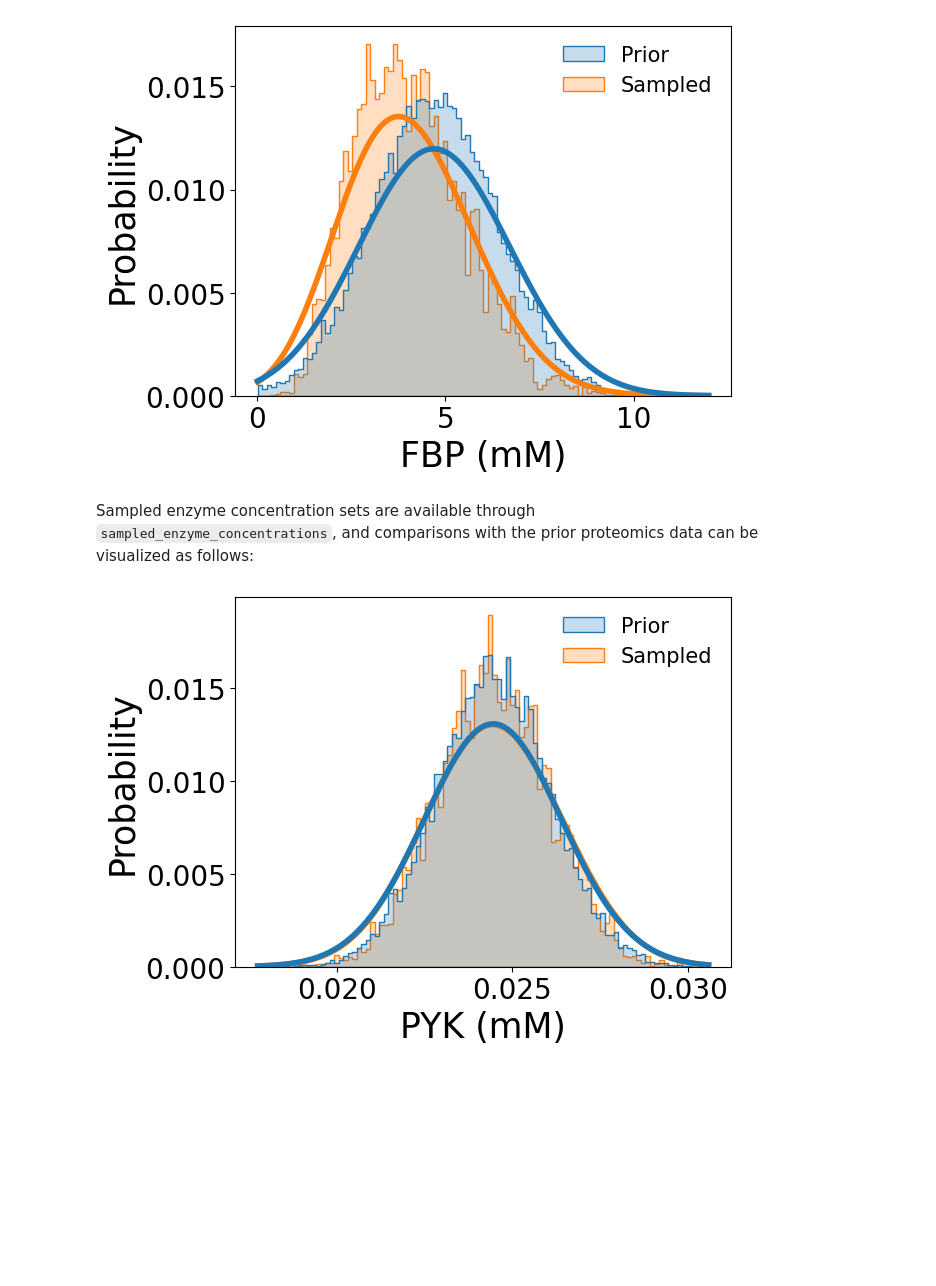
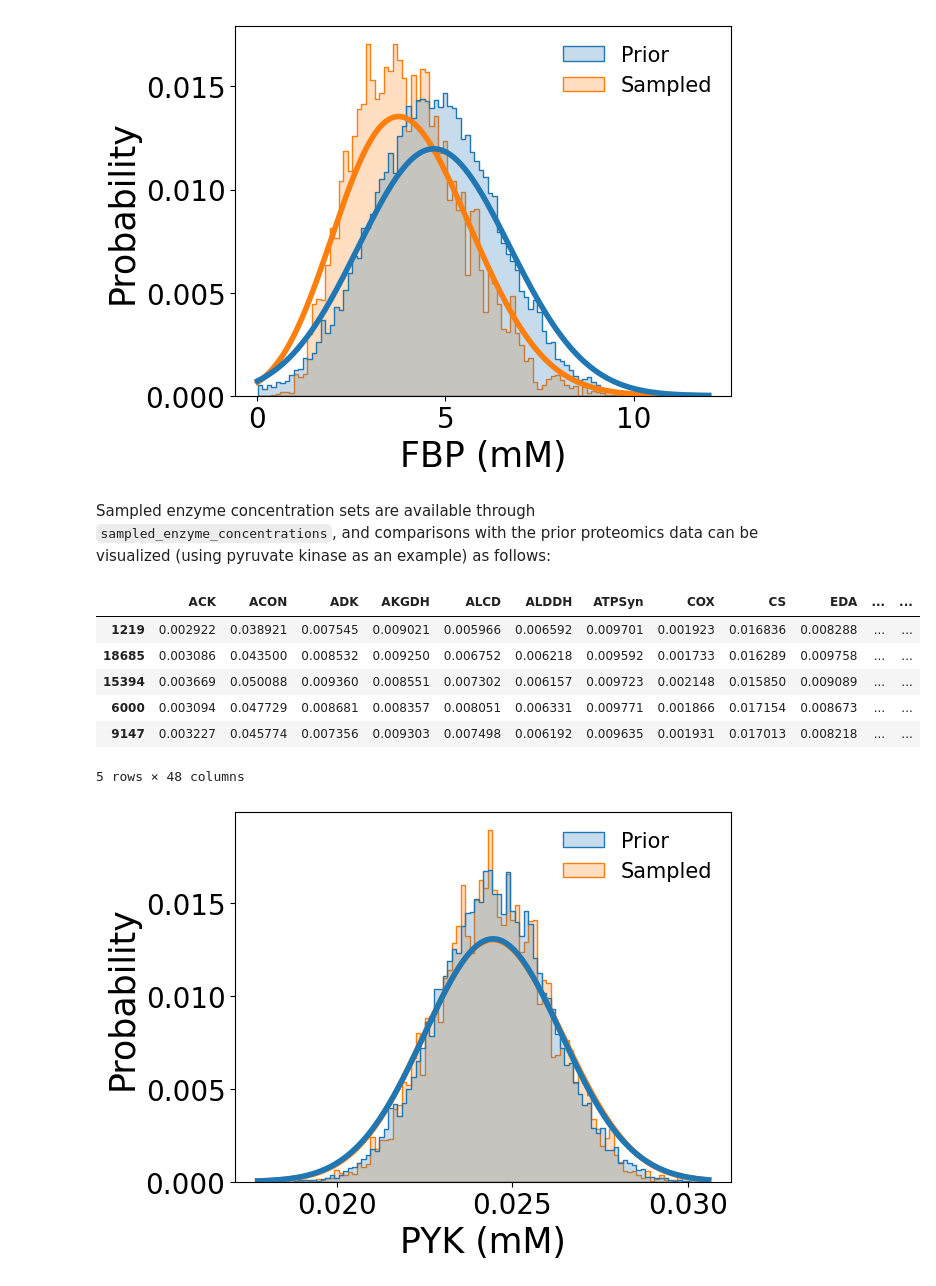
Before and after one commit to Chaowu88/robustnet, a Jupyter notebook: docs/source/parameterize_model.ipynb, the cells around one changed output. Cells and saved outputs as stored; diff of their text form; code cells hidden in the pictures; blank space fills up the shorter version.

```diff
--- a/docs/source/parameterize_model.ipynb
+++ b/docs/source/parameterize_model.ipynb
@@ -119,7 +147,17 @@ samp_res.plot_sampled_vs_prior_metabolites(out_dir=None, metabolites=['FBP'], sh
 # %% [output]
 [figure]
 # %% [markdown]
-Sampled enzyme concentration sets are available through `sampled_enzyme_concentrations`, and comparisons with the prior proteomics data can be visualized as follows:
+Sampled enzyme concentration sets are available through `sampled_enzyme_concentrations`, and comparisons with the prior proteomics data can be visualized (using pyruvate kinase as an example) as follows:
+# %%
+samp_res.sampled_enzyme_concentrations.sample(5)
+# %% [output]
+|  | ACK | ACON | ADK | AKGDH | ALCD | ALDDH | ATPSyn | COX | CS | EDA | ... | ... |
+| 1219 | 0.002922 | 0.038921 | 0.007545 | 0.009021 | 0.005966 | 0.006592 | 0.009701 | 0.001923 | 0.016836 | 0.008288 | ... | ... |
+| 18685 | 0.003086 | 0.043500 | 0.008532 | 0.009250 | 0.006752 | 0.006218 | 0.009592 | 0.001733 | 0.016289 | 0.009758 | ... | ... |
+| 15394 | 0.003669 | 0.050088 | 0.009360 | 0.008551 | 0.007302 | 0.006157 | 0.009723 | 0.002148 | 0.015850 | 0.009089 | ... | ... |
+| 6000 | 0.003094 | 0.047729 | 0.008681 | 0.008357 | 0.008051 | 0.006331 | 0.009771 | 0.001866 | 0.017154 | 0.008673 | ... | ... |
+| 9147 | 0.003227 | 0.045774 | 0.007356 | 0.009303 | 0.007498 | 0.006192 | 0.009635 | 0.001931 | 0.017013 | 0.008218 | ... | ... |
+5 rows × 48 columns
 # %%
 samp_res.plot_sampled_vs_prior_enzymes(out_dir=None, enzymes=['PYK'], show_fig=True)
 # %% [output]
```
Also changed, not shown: parts of 7 cells of this notebook.
